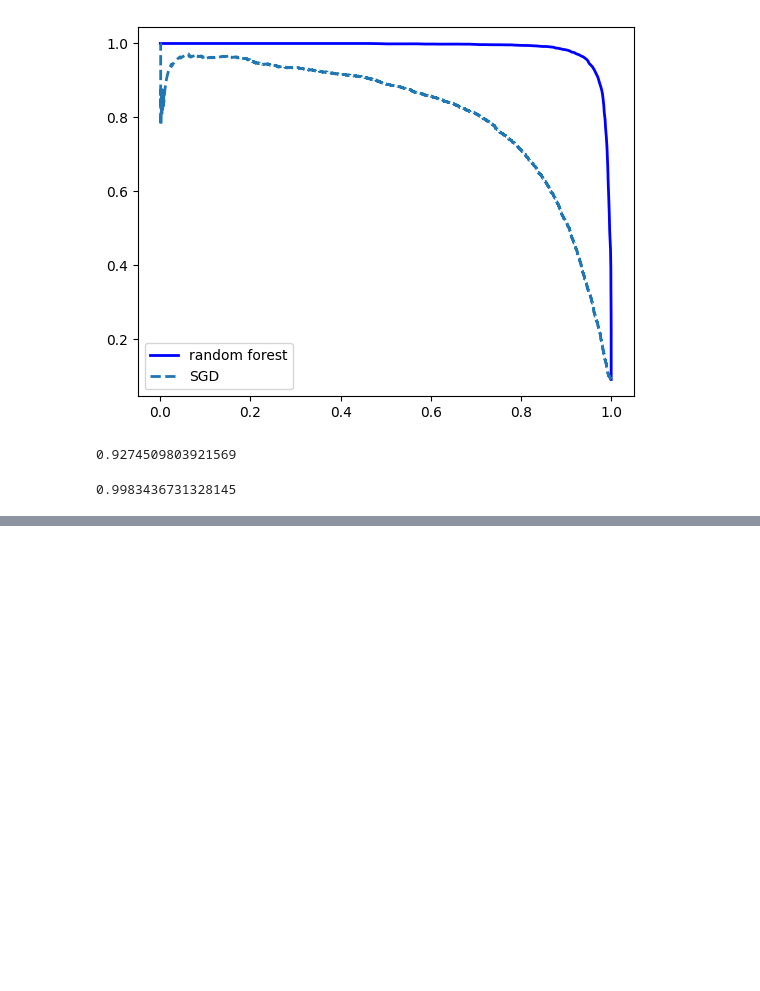
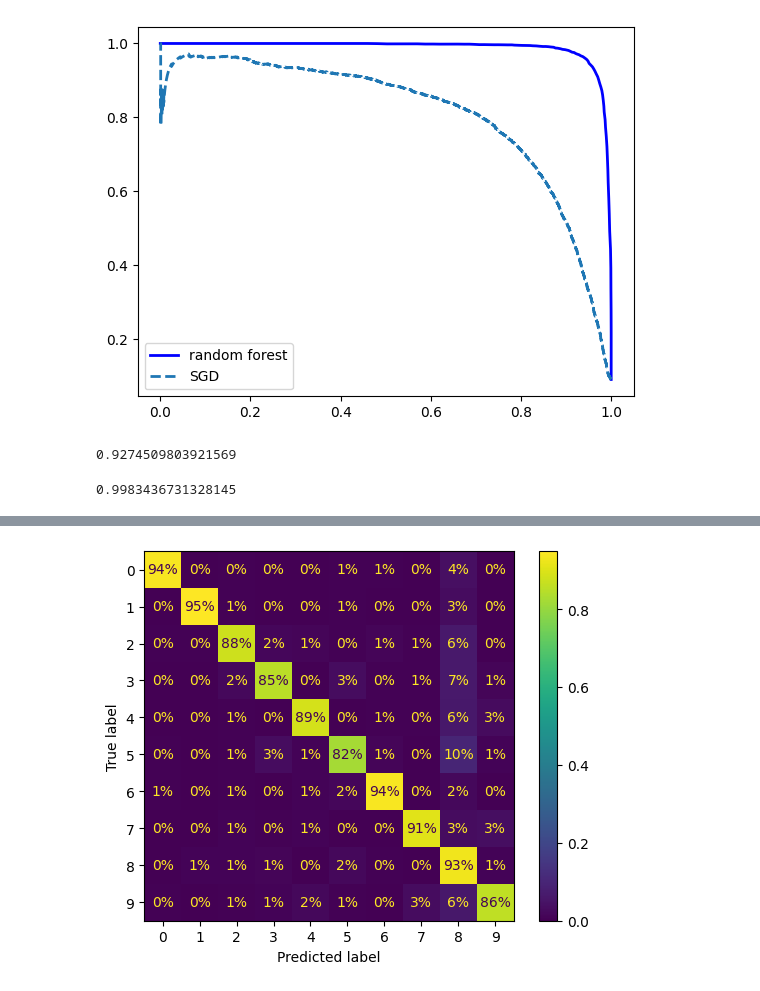
Before and after one commit to Hyun3246/Warehouse, a Jupyter notebook: Hands-On ML/Chapter 3/MNIST_Classification.ipynb, the cells around one changed output, grey strips where cells are left out. Drawn from its saved outputs; the diff is of its cells as text; code cells hidden in the pictures; blank space fills up the shorter version.

```diff
--- a/Hands-On ML/Chapter 3/MNIST_Classification.ipynb
+++ b/Hands-On ML/Chapter 3/MNIST_Classification.ipynb
@@ -236,0 +315,6 @@ roc_auc_score(y_train_5, y_scores_forest)
+# %%
+# 정규화하여 나타내기
+ConfusionMatrixDisplay.from_predictions(y_train, y_train_pred, normalize='true', values_format='.0%')
+plt.show()
+# %% [output]
+[figure, added]
```
Also changed, not shown: parts of 30 cells of this notebook.
